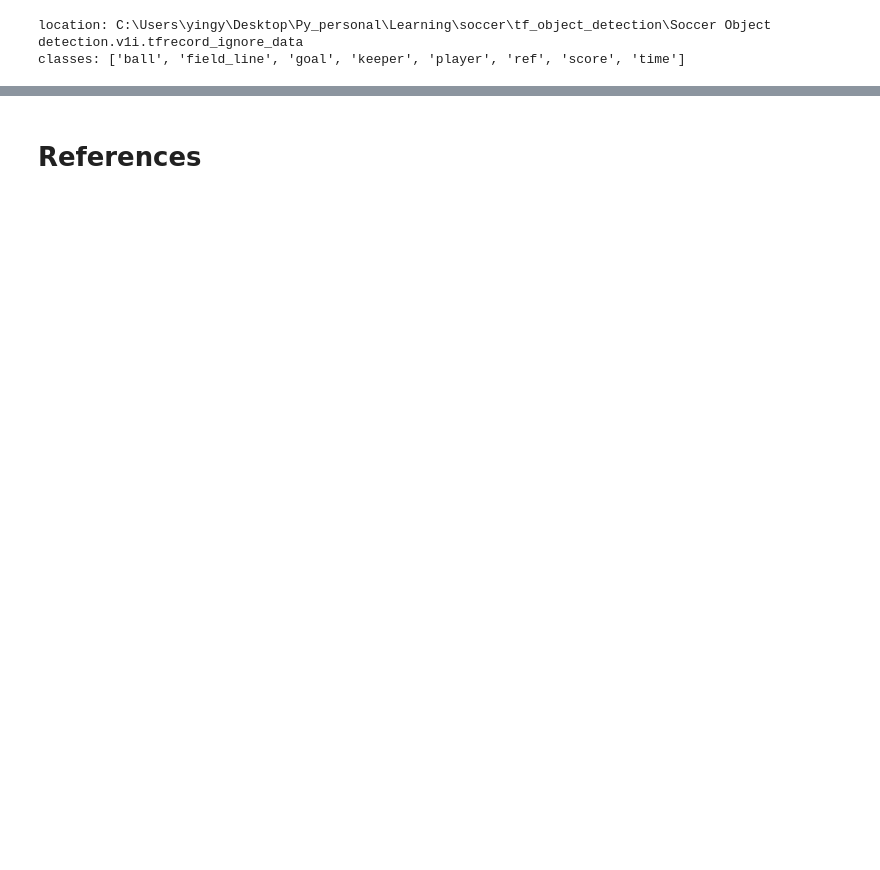
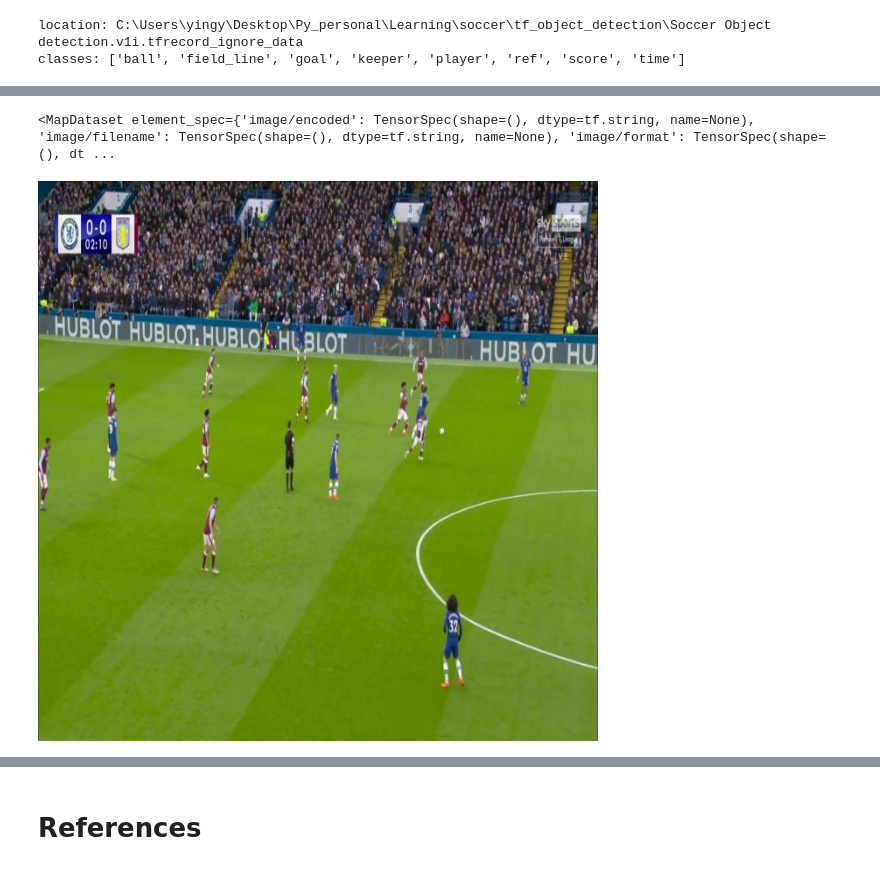
Before and after one commit to yying1/Py_personal, a Jupyter notebook: Learning/soccer/tf_object_detection/Train.ipynb, the cells around one changed output, grey strips where cells are left out. Drawn from its saved outputs; the diff is of its cells as text; code cells hidden in the pictures; blank space fills up the shorter version.

Commit message:
added loading tfrecord images

```diff
--- a/Learning/soccer/tf_object_detection/Train.ipynb
+++ b/Learning/soccer/tf_object_detection/Train.ipynb
@@ -18,10 +21,17 @@ Downloading Dataset Version Zip in Soccer-Object-detection-1 to tensorflow: 100%
 # %%
 # dataset.location = r"C:\Users\yingy\Desktop\Py_personal\Learning\soccer\tf_object_detection\Soccer Object detection.v1i.tfrecord_ignore_data"
-LOCATION = dataset.location
+# LOCATION = dataset.location
+LOCATION = r"C:\Users\yingy\Desktop\Py_personal\Learning\soccer\tf_object_detection\Soccer Object detection.v1i.tfrecord_ignore_data"
 print("location:", LOCATION)
 CLASSES = sorted(project.classes.keys())
 print("classes:", CLASSES)
 # %% [output]
 location: C:\Users\yingy\Desktop\Py_personal\Learning\soccer\tf_object_detection\Soccer Object detection.v1i.tfrecord_ignore_data
 classes: ['ball', 'field_line', 'goal', 'keeper', 'player', 'ref', 'score', 'time']
+# %%
+# test_record_fname = dataset.location + '/test/cells.tfrecord'
+train_record_fname = LOCATION + '/train/people.tfrecord'
+label_map_pbtxt_fname = LOCATION + '/train/people_label_map.pbtxt'
+# %%
+raw_dataset = tf.data.TFRecordDataset(train_record_fname)
 # %%
@@ -41,0 +60,31 @@ for raw_record in raw_dataset.take(1):
+# %%
+# Create a dictionary describing the features.
+image_feature_description = {
+#     'image/object/bbox/ymax': tf.io.FixedLenFeature([], tf.float32),
+#     'image/object/bbox/ymin':  tf.io.FixedLenFeature([], tf.float32),
+#     'image/object/bbox/xmax': tf.io.FixedLenFeature([], tf.float32),
+#     'image/object/bbox/xmin': tf.io.FixedLenFeature([], tf.float32),
+#     'image/object/class/label': tf.io.FixedLenFeature([], tf.int64),
+    'image/format': tf.io.FixedLenFeature([], tf.string),
+    'image/height': tf.io.FixedLenFeature([], tf.int64),
+    'image/width': tf.io.FixedLenFeature([], tf.int64),
+    'image/filename': tf.io.FixedLenFeature([], tf.string),
+#     'image/object/class/text': tf.io.FixedLenFeature([], tf.string),
+    'image/encoded': tf.io.FixedLenFeature([], tf.string),
+}
+
+def _parse_image_function(example_proto):
+  # Parse the input tf.train.Example proto using the dictionary above.
+  return tf.io.parse_single_example(example_proto, image_feature_description)
+
+parsed_image_dataset = raw_dataset.map(_parse_image_function)
+parsed_image_dataset
+# %% [output]
+<MapDataset element_spec={'image/encoded': TensorSpec(shape=(), dtype=tf.string, name=None), 'image/filename': TensorSpec(shape=(), dtype=tf.string, name=None), 'image/format': TensorSpec(shape=(), dt ...
+# %%
+import IPython.display as display
+for image_features in parsed_image_dataset.take(1):
+    image_raw = image_features['image/encoded'].numpy()
+    display.display(display.Image(data=image_raw))
+# %% [output]
+[figure, added]
```
Also changed, not shown: parts of 9 cells of this notebook.
